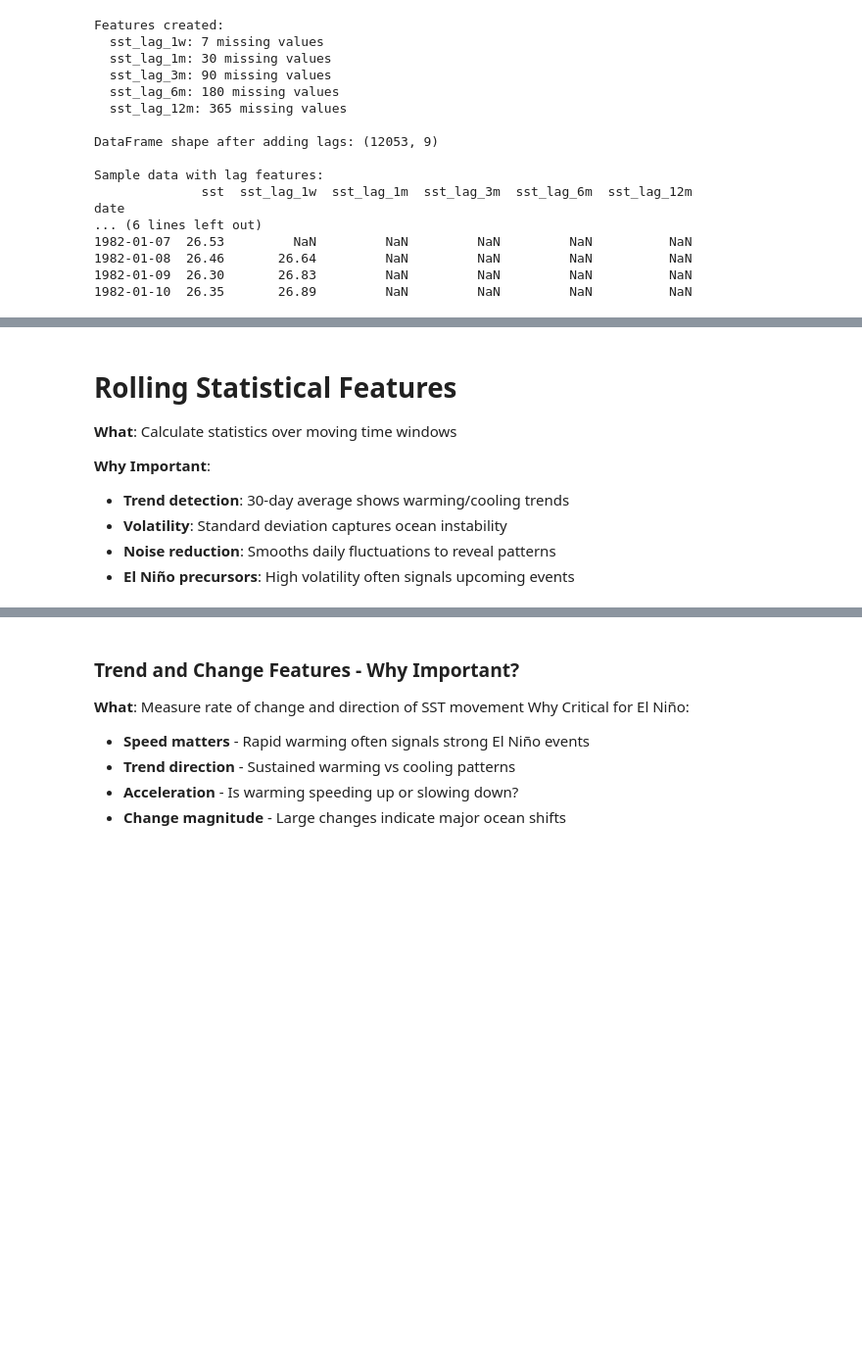
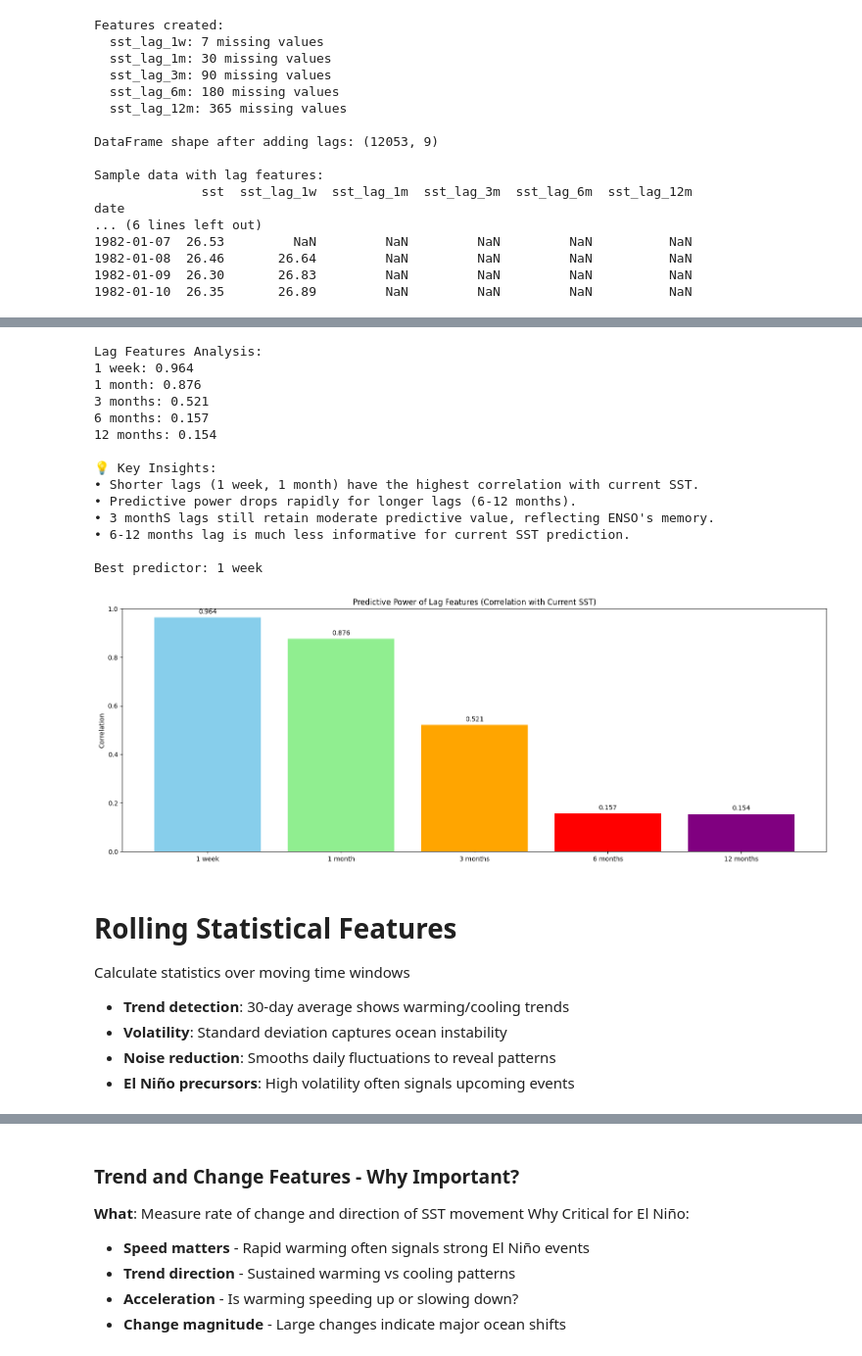
Before and after one commit to DHANA5982/Prediction-of-El-Nino-Events, a Jupyter notebook: notebooks/02_EDA.ipynb, the cells around one changed output, grey strips where cells are left out. Shown: that part at 98% size. Drawn from its saved outputs; the diff is of its cells as text; code cells hidden in the pictures; blank space fills up the shorter version.

```diff
--- a/notebooks/02_EDA.ipynb
+++ b/notebooks/02_EDA.ipynb
@@ -342,40 +346,54 @@ print("This plot compares current SST with 3, 6, and 12 month lagged values, hig
 # %%
 # Plot 2: Correlation analysis
 
 correlations = []
 for col in lag_cols:
-    corr = df['sst'].corr(df[col])
+    corr = df_analysis['sst'].corr(df_analysis[col])
     correlations.append(corr)
 
-plt.figure(figsize=(8, 6))
+plt.figure(figsize=(16, 6))
 lag_names = ['1 week', '1 month', '3 months', '6 months', '12 months']
 plt.bar(lag_names, correlations, color=['skyblue', 'lightgreen', 'orange', 'red', 'purple'])
 plt.title('Predictive Power of Lag Features (Correlation with Current SST)')
 plt.ylabel('Correlation')
 plt.ylim(0, 1)
 
 # Add correlation values on bars
 for i, v in enumerate(correlations):
     plt.text(i, v + 0.01, f'{v:.3f}', ha='center', va='bottom')
 
 plt.tight_layout()
 plt.savefig('D:/GitHub/Prediction of El-Nino Events/output/plots/lag_correlation.png')
 
 print("\nLag Features Analysis:")
 for i in range(len(lag_names)):
     print(f"{lag_names[i]}: {correlations[i]:.3f}")
 print("\n💡 Key Insights:")
 print("• Shorter lags (1 week, 1 month) have the highest correlation with current SST.")
 print("• Predictive power drops rapidly for longer lags (6-12 months).")
 print("• 3 monthS lags still retain moderate predictive value, reflecting ENSO's memory.")
-print("• 6-12 monthS lag is much less informative for current SST prediction.")
+print("• 6-12 months lag is much less informative for current SST prediction.")
 print(f"\nBest predictor: {lag_names[correlations.index(max(correlations))]}")
+# %% [output]
+Lag Features Analysis:
+1 week: 0.964
+1 month: 0.876
+3 months: 0.521
+6 months: 0.157
+12 months: 0.154
+
+💡 Key Insights:
+• Shorter lags (1 week, 1 month) have the highest correlation with current SST.
+• Predictive power drops rapidly for longer lags (6-12 months).
+• 3 monthS lags still retain moderate predictive value, reflecting ENSO's memory.
+• 6-12 months lag is much less informative for current SST prediction.
+
+Best predictor: 1 week
+[figure, added]
 # %% [markdown]
 # Rolling Statistical Features
 
-**What**: Calculate statistics over moving time windows
-
-**Why Important**:
+Calculate statistics over moving time windows
 - **Trend detection**: 30-day average shows warming/cooling trends
 - **Volatility**: Standard deviation captures ocean instability
 - **Noise reduction**: Smooths daily fluctuations to reveal patterns
```
Also changed, not shown: parts of 5 cells of this notebook.
